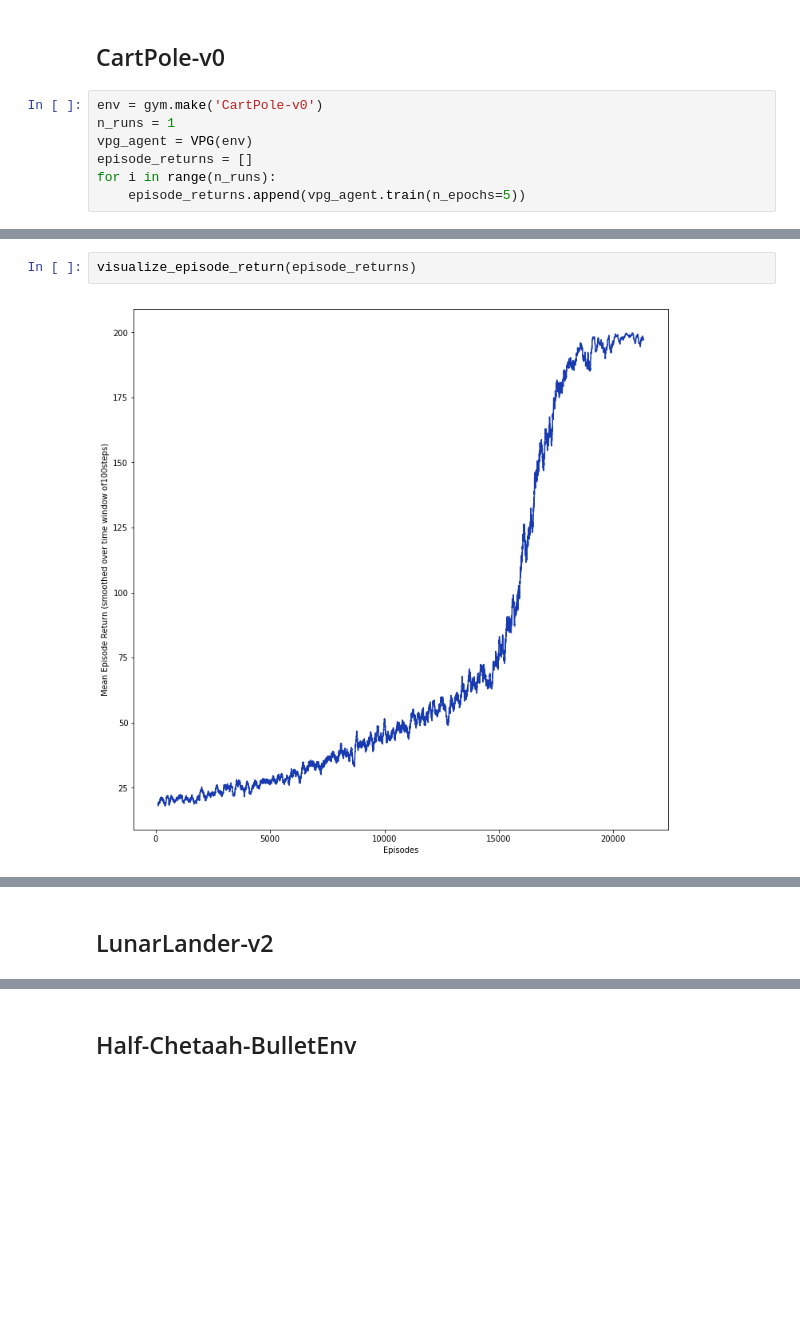
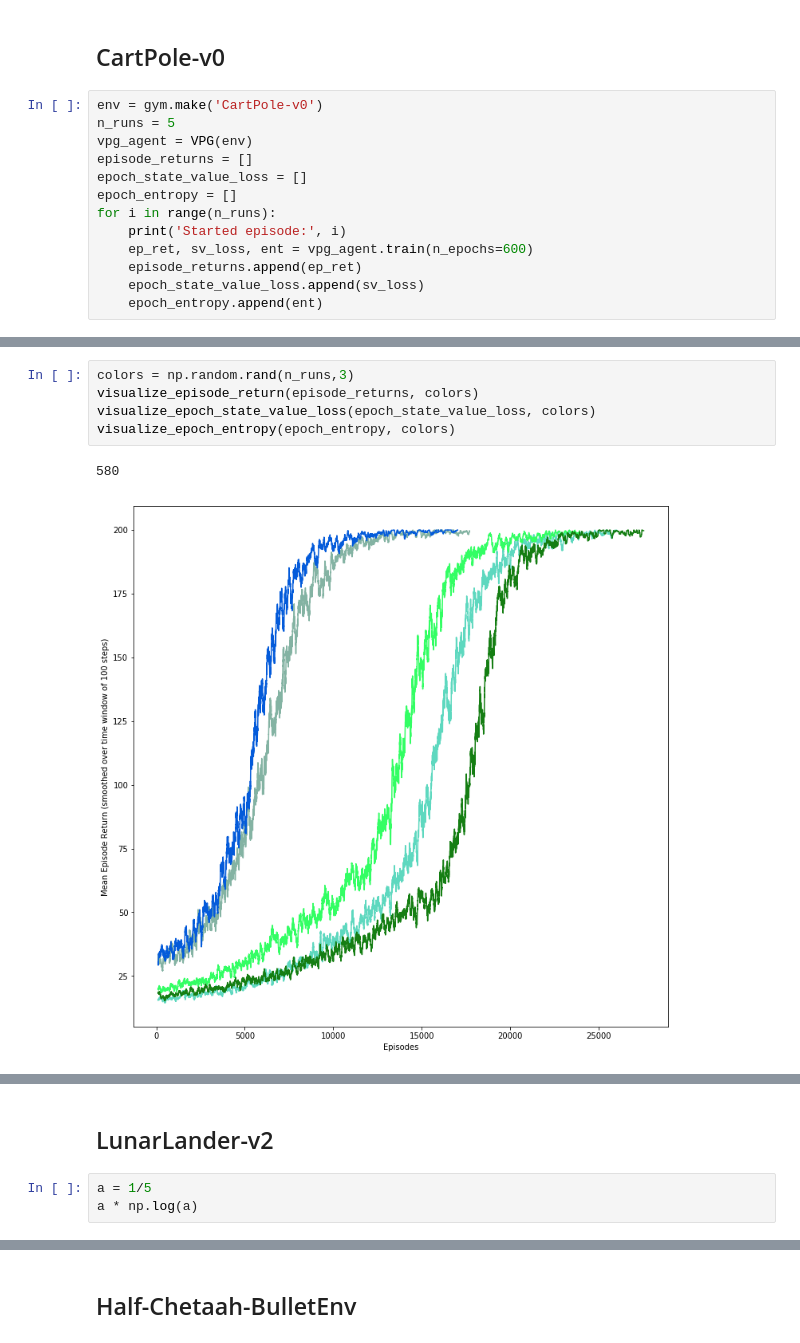
Before and after one commit to fritjofwolf/rl-zoo, a Jupyter notebook: policy_gradient/vpg/vpg_results.ipynb, the cells around one changed output, grey strips where cells are left out. Cells and saved outputs as stored; diff of their text form; blank space fills up the shorter version.

Commit message:
First results for CartPole with state value loss and entropy

```diff
--- a/policy_gradient/vpg/vpg_results.ipynb
+++ b/policy_gradient/vpg/vpg_results.ipynb
@@ -17,8 +18,14 @@ from src.visualization import visualize_episode_return
 ## CartPole-v0
 # %%
 env = gym.make('CartPole-v0')
-n_runs = 1
+n_runs = 5
 vpg_agent = VPG(env)
 episode_returns = []
+epoch_state_value_loss = []
+epoch_entropy = []
 for i in range(n_runs):
-    episode_returns.append(vpg_agent.train(n_epochs=5))
+    print('Started episode:', i)
+    ep_ret, sv_loss, ent = vpg_agent.train(n_epochs=600)
+    episode_returns.append(ep_ret)
+    epoch_state_value_loss.append(sv_loss)
+    epoch_entropy.append(ent)
@@ -25,4 +50,8 @@ for i in range(n_runs):
-# %%
-visualize_episode_return(episode_returns)
-# %% [output]
-[figure, removed]
+# %%
+colors = np.random.rand(n_runs,3)
+visualize_episode_return(episode_returns, colors)
+visualize_epoch_state_value_loss(epoch_state_value_loss, colors)
+visualize_epoch_entropy(epoch_entropy, colors)
+# %% [output]
+580
+[figure, added]
@@ -29,2 +60,5 @@ visualize_episode_return(episode_returns)
 # %% [markdown]
 ## LunarLander-v2
+# %%
+a = 1/5
+a * np.log(a)
```
Also changed, not shown: parts of 6 cells of this notebook.
